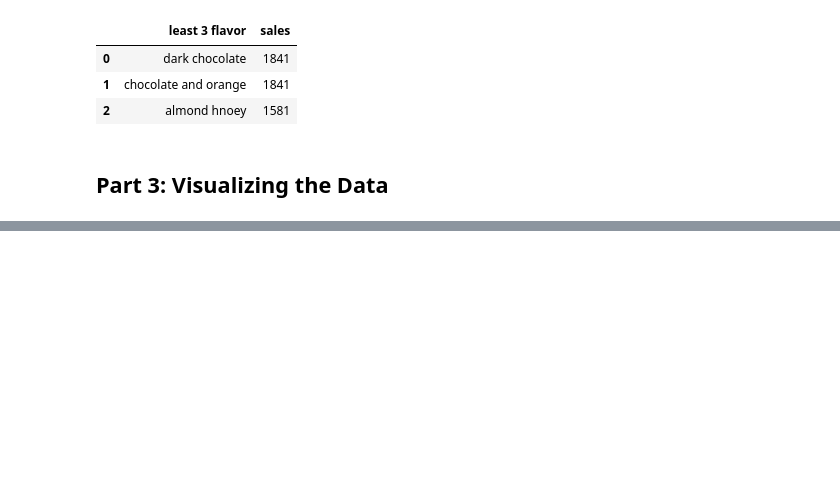
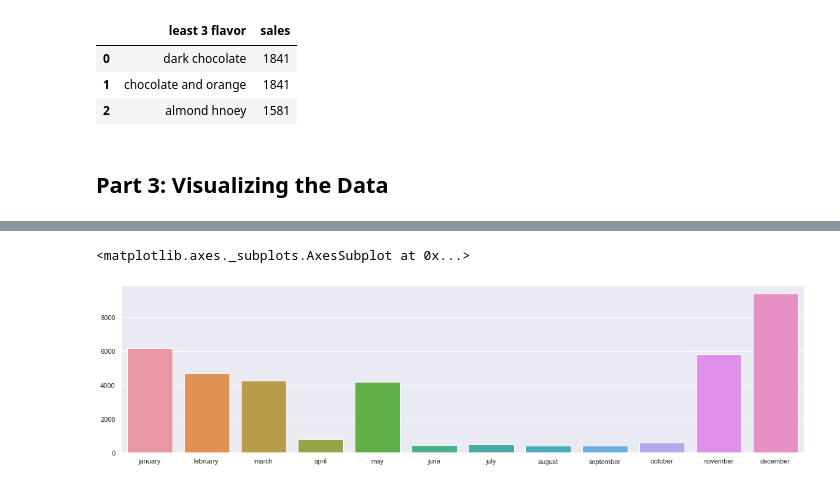
Before and after one commit to khaylee1/Midterm-Exam, a Jupyter notebook: MT-checkpoint.ipynb, the cells around one changed output, grey strips where cells are left out. Saved outputs shown, nothing was run; the diff lists cells and outputs as text; code cells hidden in the pictures; blank space fills up the shorter version.

```diff
--- a/MT-checkpoint.ipynb
+++ b/MT-checkpoint.ipynb
@@ -220 +225,7 @@ sns.barplot("sales","month",ci=(20,20,20), data=monthly_sale)
+# %%
+sns.set(rc={'figure.figsize':(20,5)})
+sns.barplot("month","sales", data=monthly_sale)
+# %% [output]
+<matplotlib.axes._subplots.AxesSubplot at 0x...>
+[figure, added]
 # %% [markdown]
```
Also changed, not shown: parts of 9 cells of this notebook.
